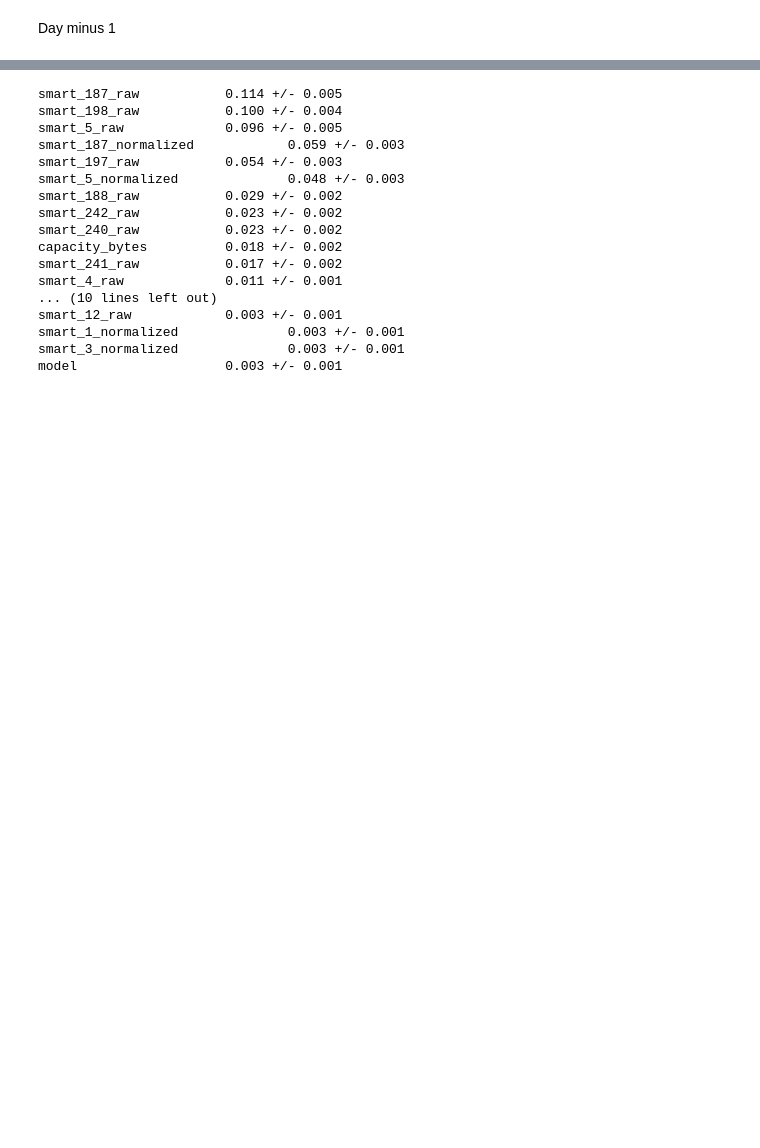
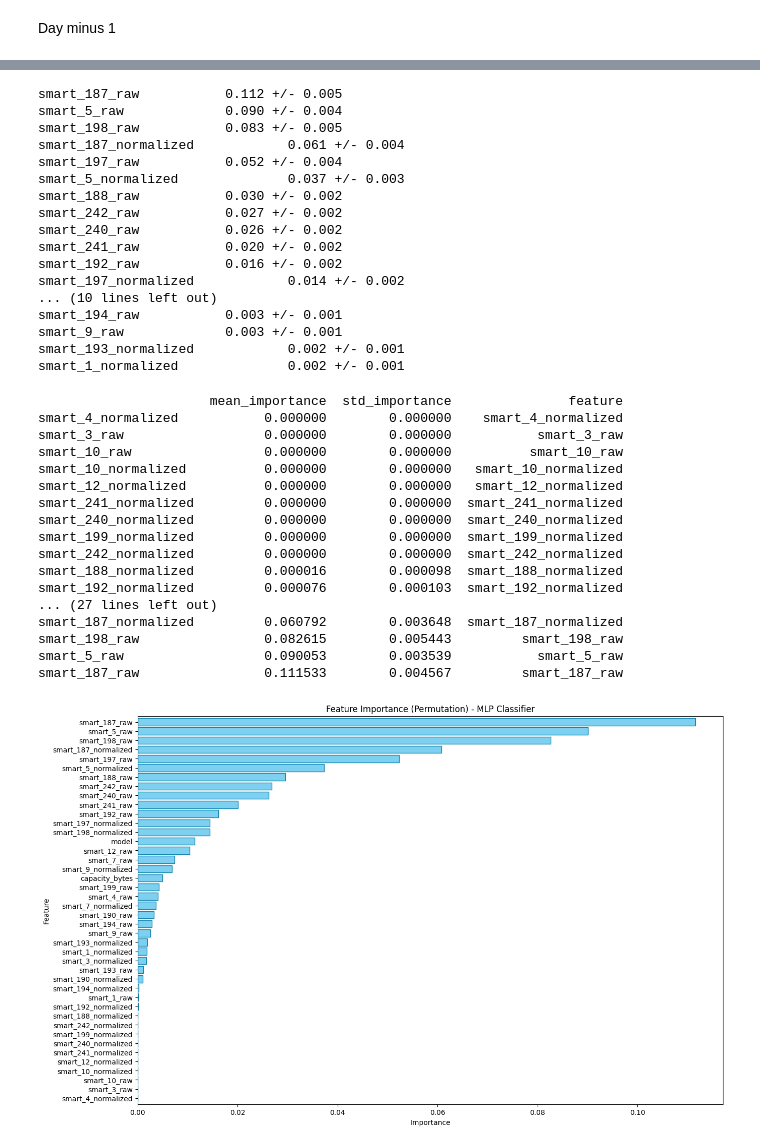
Before and after one commit to mclean-a/com748, a Jupyter notebook: src/machine_learning/neural_network_mlp.ipynb, the cells around one changed output, grey strips where cells are left out. Drawn from its saved outputs; the diff is of its cells as text; code cells hidden in the pictures; blank space fills up the shorter version.

```diff
--- a/src/machine_learning/neural_network_mlp.ipynb
+++ b/src/machine_learning/neural_network_mlp.ipynb
@@ -157,30 +253,30 @@ Test Accuracy: 0.8104756616694428
 # %%
 from sklearn.inspection import permutation_importance
-r = permutation_importance(mlp_model_0, scaled_X_test_0, y_test_0,
+r_1 = permutation_importance(mlp_model_1, scaled_X_test_1, y_test_1,
                            n_repeats=30,
                            random_state=0,
                            scoring='roc_auc')
 
-for i in r.importances_mean.argsort()[::-1]:
-    if r.importances_mean[i] - 2 * r.importances_std[i] > 0:
-        print(f"{scaled_X_test_0.columns[i]:<8}\t\t"
-              f"{r.importances_mean[i]:.3f}"
-              f" +/- {r.importances_std[i]:.3f}")
+for i in r_1.importances_mean.argsort()[::-1]:
+    if r_1.importances_mean[i] - 2 * r_1.importances_std[i] > 0:
+        print(f"{scaled_X_test_1.columns[i]:<8}\t\t"
+              f"{r_1.importances_mean[i]:.3f}"
+              f" +/- {r_1.importances_std[i]:.3f}")
 # %% [output]
-smart_187_raw           0.114 +/- 0.005
-smart_198_raw           0.100 +/- 0.004
-smart_5_raw             0.096 +/- 0.005
-smart_187_normalized            0.059 +/- 0.003
-smart_197_raw           0.054 +/- 0.003
-smart_5_normalized              0.048 +/- 0.003
-smart_188_raw           0.029 +/- 0.002
-smart_242_raw           0.023 +/- 0.002
-smart_240_raw           0.023 +/- 0.002
-capacity_bytes          0.018 +/- 0.002
-smart_241_raw           0.017 +/- 0.002
-smart_4_raw             0.011 +/- 0.001
+smart_187_raw           0.112 +/- 0.005
+smart_5_raw             0.090 +/- 0.004
+smart_198_raw           0.083 +/- 0.005
+smart_187_normalized            0.061 +/- 0.004
+smart_197_raw           0.052 +/- 0.004
+smart_5_normalized              0.037 +/- 0.003
+smart_188_raw           0.030 +/- 0.002
+smart_242_raw           0.027 +/- 0.002
+smart_240_raw           0.026 +/- 0.002
+smart_241_raw           0.020 +/- 0.002
+smart_192_raw           0.016 +/- 0.002
+smart_197_normalized            0.014 +/- 0.002
 ... (10 lines left out)
-smart_12_raw            0.003 +/- 0.001
-smart_1_normalized              0.003 +/- 0.001
-smart_3_normalized              0.003 +/- 0.001
-model                   0.003 +/- 0.001
+smart_194_raw           0.003 +/- 0.001
+smart_9_raw             0.003 +/- 0.001
+smart_193_normalized            0.002 +/- 0.001
+smart_1_normalized              0.002 +/- 0.001
@@ -192,0 +283,33 @@ permutation_importances_0.sort_values(by=['mean_importance'], ascending=False, i
+# %%
+mean_1 = r_1.importances_mean
+std_1 = r_1.importances_std
+permutation_importances_1 = pd.DataFrame({'mean_importance': mean_1, 'std_importance': std_1}, index=scaled_X_test_1.columns)
+permutation_importances_1['feature'] = permutation_importances_1.index
+permutation_importances_1.sort_values(by=['mean_importance'], ascending=True, inplace=True)
+
+plt.figure(figsize=(15,10))
+fig = permutation_importances_1['mean_importance'].plot.barh(color=[(0.49, 0.816, 0.941)], edgecolor=[(0.071, 0.522, 0.69)], width=0.8, align='center')
+plt.xlabel("Importance")
+plt.ylabel("Feature")
+plt.title("Feature Importance (Permutation) - MLP Classifier")
+
+print(permutation_importances_1)
+# %% [output]
+                      mean_importance  std_importance               feature
+smart_4_normalized           0.000000        0.000000    smart_4_normalized
+smart_3_raw                  0.000000        0.000000           smart_3_raw
+smart_10_raw                 0.000000        0.000000          smart_10_raw
+smart_10_normalized          0.000000        0.000000   smart_10_normalized
+smart_12_normalized          0.000000        0.000000   smart_12_normalized
+smart_241_normalized         0.000000        0.000000  smart_241_normalized
+smart_240_normalized         0.000000        0.000000  smart_240_normalized
+smart_199_normalized         0.000000        0.000000  smart_199_normalized
+smart_242_normalized         0.000000        0.000000  smart_242_normalized
+smart_188_normalized         0.000016        0.000098  smart_188_normalized
+smart_192_normalized         0.000076        0.000103  smart_192_normalized
+... (27 lines left out)
+smart_187_normalized         0.060792        0.003648  smart_187_normalized
+smart_198_raw                0.082615        0.005443         smart_198_raw
+smart_5_raw                  0.090053        0.003539           smart_5_raw
+smart_187_raw                0.111533        0.004567         smart_187_raw
+[figure, added]
```
Also changed, not shown: parts of 28 cells of this notebook, 2 other files.
